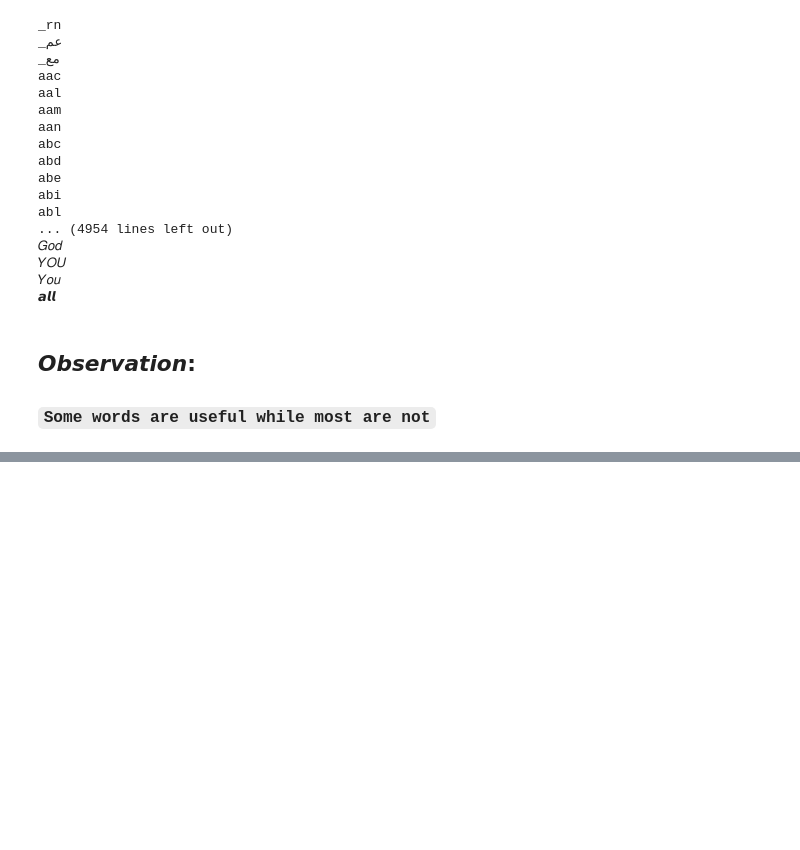
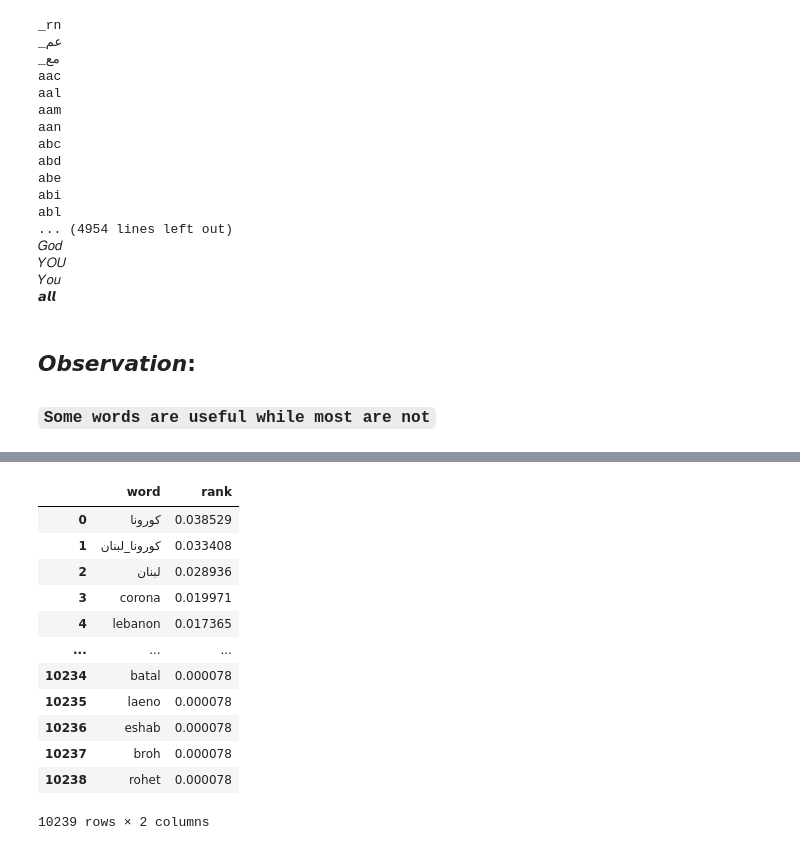
Before and after one commit to aliharakeh/M2-Project, a Jupyter notebook: Main_Data/Topic_Extraction_NLP.ipynb, the cells around one changed output, grey strips where cells are left out. Cells and saved outputs as stored; diff of their text form; code cells hidden in the pictures; blank space fills up the shorter version.

```diff
--- a/Main_Data/stopwords_mining.ipynb
+++ b/Main_Data/Topic_Extraction_NLP.ipynb
@@ -120,0 +172,19 @@ with open('minde_stopwords.txt', 'w', encoding='utf-8') as file:
+# %%
+result = pd.DataFrame()
+result[['word', 'rank']] = tf_idf_table.mean().reset_index()
+result = result.sort_values('rank', ascending=False).reset_index(drop=True)
+result
+# %% [output]
+|  | word | rank |
+| 0 | كورونا | 0.038529 |
+| 1 | كورونا_لبنان | 0.033408 |
+| 2 | لبنان | 0.028936 |
+| 3 | corona | 0.019971 |
+| 4 | lebanon | 0.017365 |
+| ... | ... | ... |
+| 10234 | batal | 0.000078 |
+| 10235 | laeno | 0.000078 |
+| 10236 | eshab | 0.000078 |
+| 10237 | broh | 0.000078 |
+| 10238 | rohet | 0.000078 |
+10239 rows × 2 columns
```
Also changed, not shown: parts of 12 cells of this notebook, 1 other file.
